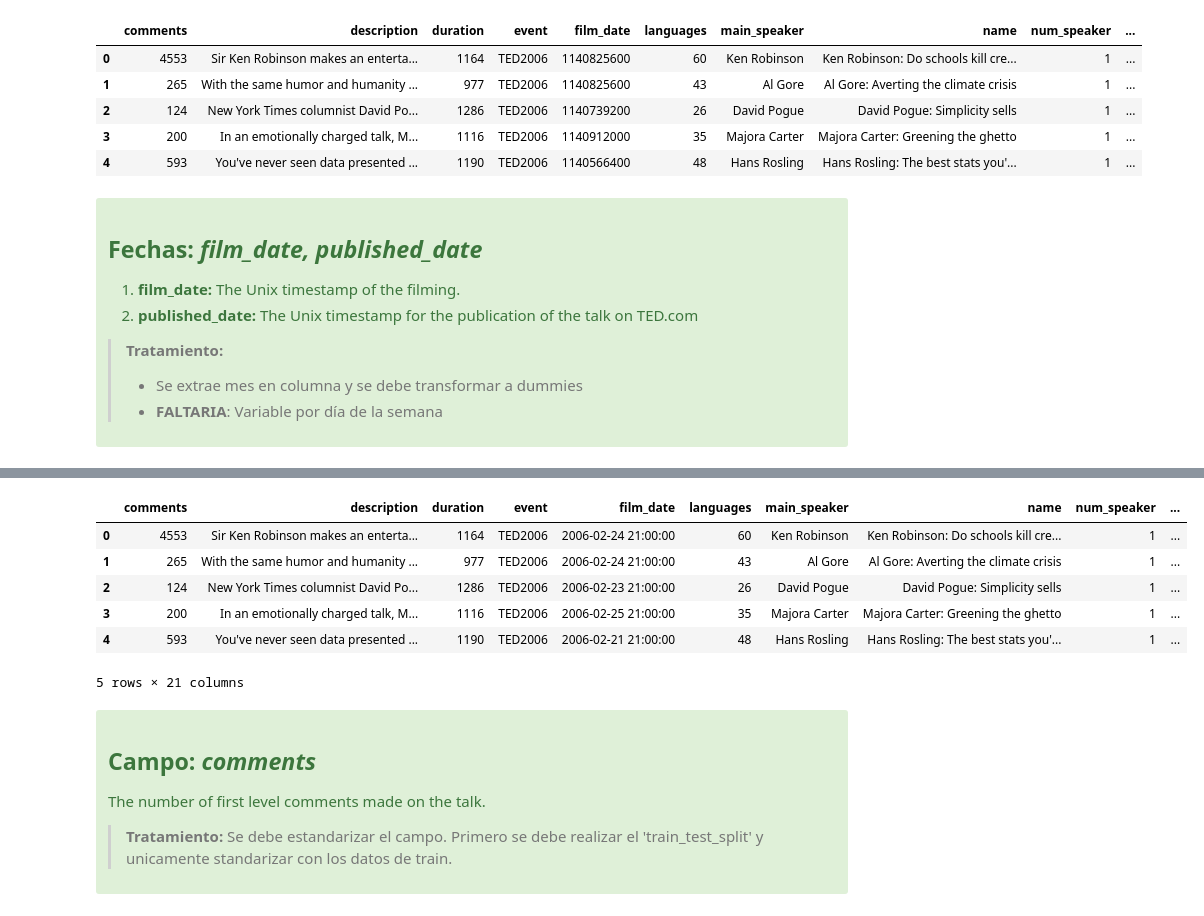
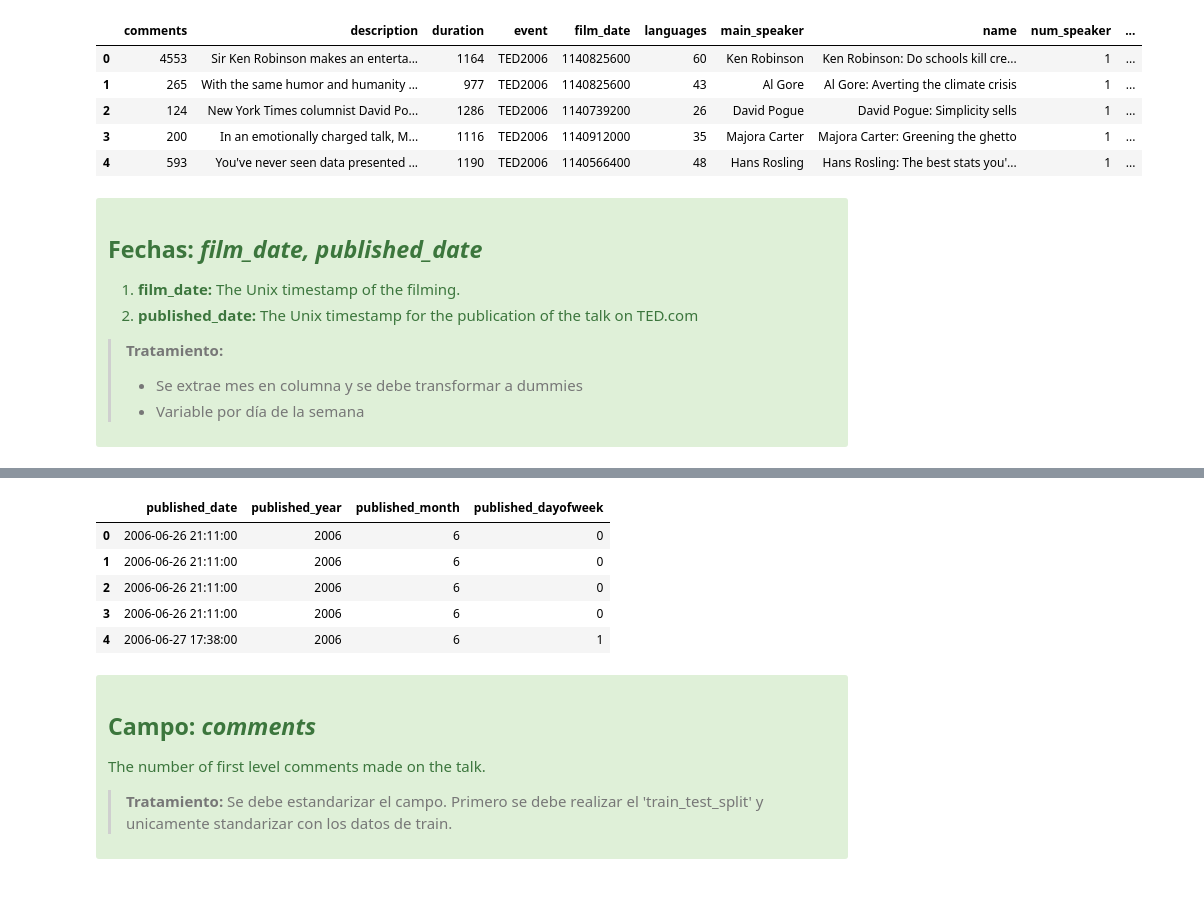
Before and after one commit to cscovino/TED-Talks-Analysis, a Jupyter notebook: Grupo 4 - Kaggle TED Talks - Analisis Exploratorio.ipynb, the cells around one changed output, grey strips where cells are left out. Drawn from its saved outputs; the diff is of its cells as text; code cells hidden in the pictures.

```diff
--- a/Grupo 4 - Kaggle TED Talks - Analisis Exploratorio.ipynb
+++ b/Grupo 4 - Kaggle TED Talks - Analisis Exploratorio.ipynb
@@ -127,7 +127,7 @@ df_main.head()
 
  > **Tratamiento:**
  > * Se extrae mes en columna y se debe transformar a dummies
- > * **FALTARIA**: Variable por día de la semana
+ > * Variable por día de la semana
 
 </div>
 # %%
@@ -165,19 +165,20 @@ fun_dttm_month = lambda x: datetime.month
 
 df_main['film_year'] = pd.DatetimeIndex(df_main['film_date']).year
 df_main['film_month'] = pd.DatetimeIndex(df_main['film_date']).month
+df_main['film_dayofweek'] = pd.DatetimeIndex(df_main['film_date']).weekday
 
 df_main['published_year'] = pd.DatetimeIndex(df_main['published_date']).year
 df_main['published_month'] = pd.DatetimeIndex(df_main['published_date']).month
+df_main['published_dayofweek'] = pd.DatetimeIndex(df_main['published_date']).weekday
 # %%
-df_main.head()
+df_main[['published_date','published_year','published_month','published_dayofweek']].head()
 # %% [output]
-|  | comments | description | duration | event | film_date | languages | main_speaker | name | num_speaker | ... |
-| 0 | 4553 | Sir Ken Robinson makes an enterta... | 1164 | TED2006 | 2006-02-24 21:00:00 | 60 | Ken Robinson | Ken Robinson: Do schools kill cre... | 1 | ... |
-| 1 | 265 | With the same humor and humanity ... | 977 | TED2006 | 2006-02-24 21:00:00 | 43 | Al Gore | Al Gore: Averting the climate crisis | 1 | ... |
-| 2 | 124 | New York Times columnist David Po... | 1286 | TED2006 | 2006-02-23 21:00:00 | 26 | David Pogue | David Pogue: Simplicity sells | 1 | ... |
-| 3 | 200 | In an emotionally charged talk, M... | 1116 | TED2006 | 2006-02-25 21:00:00 | 35 | Majora Carter | Majora Carter: Greening the ghetto | 1 | ... |
-| 4 | 593 | You've never seen data presented ... | 1190 | TED2006 | 2006-02-21 21:00:00 | 48 | Hans Rosling | Hans Rosling: The best stats you'... | 1 | ... |
+|  | published_date | published_year | published_month | published_dayofweek |
+| 0 | 2006-06-26 21:11:00 | 2006 | 6 | 0 |
+| 1 | 2006-06-26 21:11:00 | 2006 | 6 | 0 |
+| 2 | 2006-06-26 21:11:00 | 2006 | 6 | 0 |
+| 3 | 2006-06-26 21:11:00 | 2006 | 6 | 0 |
+| 4 | 2006-06-27 17:38:00 | 2006 | 6 | 1 |
-5 rows × 21 columns
 # %% [markdown]
 <div class="alert alert-block alert-success">
 
```
Also changed, not shown: parts of 62 cells of this notebook.
